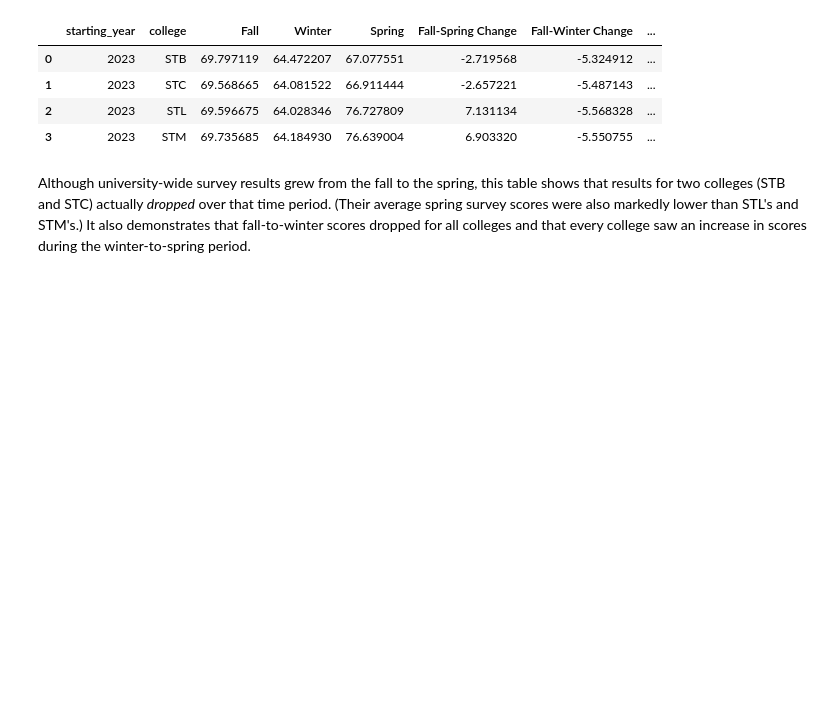
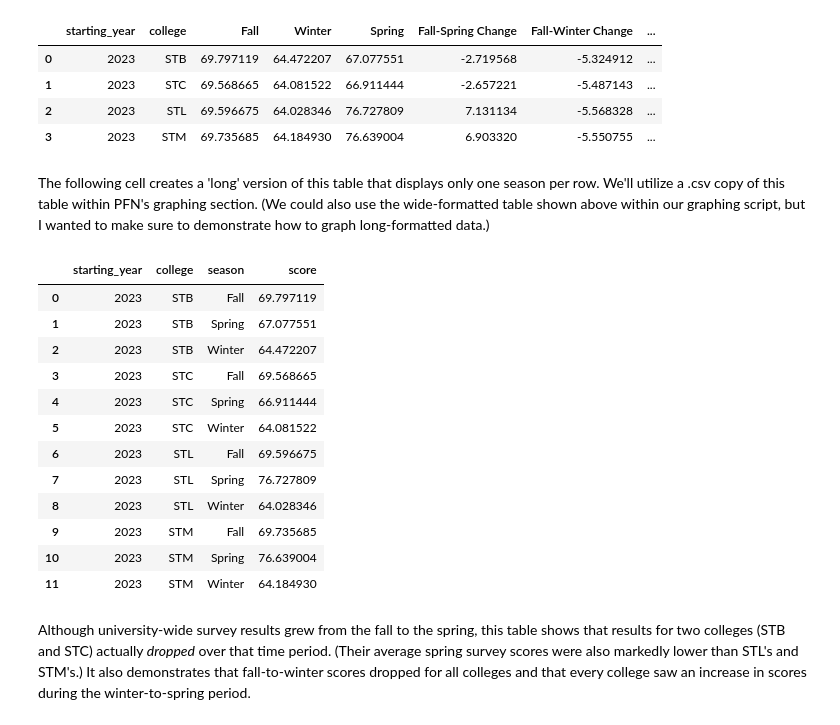
Before and after one commit to kburchfiel/pfn_2, a Jupyter notebook: Descriptive_Stats/descriptive_stats.ipynb, the cells around one changed output. Cells and saved outputs as stored; diff of their text form; code cells hidden in the pictures; blank space fills up the shorter version.

```diff
--- a/Descriptive_Stats/descriptive_stats.ipynb
+++ b/Descriptive_Stats/descriptive_stats.ipynb
@@ -217,6 +227,29 @@ df_results_by_season_and_college_wide
 | 1 | 2023 | STC | 69.568665 | 64.081522 | 66.911444 | -2.657221 | -5.487143 | ... |
 | 2 | 2023 | STL | 69.596675 | 64.028346 | 76.727809 | 7.131134 | -5.568328 | ... |
 | 3 | 2023 | STM | 69.735685 | 64.184930 | 76.639004 | 6.903320 | -5.550755 | ... |
+# %% [markdown]
+The following cell creates a 'long' version of this table that displays only one season per row. We'll utilize a .csv copy of this table within PFN's graphing section. (We could also use the wide-formatted table shown above within our graphing script, but I wanted to make sure to demonstrate how to graph long-formatted data.)
+# %%
+df_results_by_season_and_college_long = df_survey_results.pivot_table(
+    index = ['starting_year', 'college', 'season'],
+    values = 'score', aggfunc = 'mean').reset_index()
+df_results_by_season_and_college_long.to_csv(
+    'survey_results_by_college_long.csv', index = False)
+df_results_by_season_and_college_long
+# %% [output]
+|  | starting_year | college | season | score |
+| 0 | 2023 | STB | Fall | 69.797119 |
+| 1 | 2023 | STB | Spring | 67.077551 |
+| 2 | 2023 | STB | Winter | 64.472207 |
+| 3 | 2023 | STC | Fall | 69.568665 |
+| 4 | 2023 | STC | Spring | 66.911444 |
+| 5 | 2023 | STC | Winter | 64.081522 |
+| 6 | 2023 | STL | Fall | 69.596675 |
+| 7 | 2023 | STL | Spring | 76.727809 |
+| 8 | 2023 | STL | Winter | 64.028346 |
+| 9 | 2023 | STM | Fall | 69.735685 |
+| 10 | 2023 | STM | Spring | 76.639004 |
+| 11 | 2023 | STM | Winter | 64.184930 |
 # %% [markdown]
 Although university-wide survey results grew from the fall to the spring, this table shows that results for two colleges (STB and STC) actually *dropped* over that time period. (Their average spring survey scores were also markedly lower than STL's and STM's.) It also demonstrates that fall-to-winter scores dropped for all colleges and that every college saw an increase in scores during the winter-to-spring period.
 # %% [markdown]
```
Also changed, not shown: parts of 29 cells of this notebook, 5 other files.
